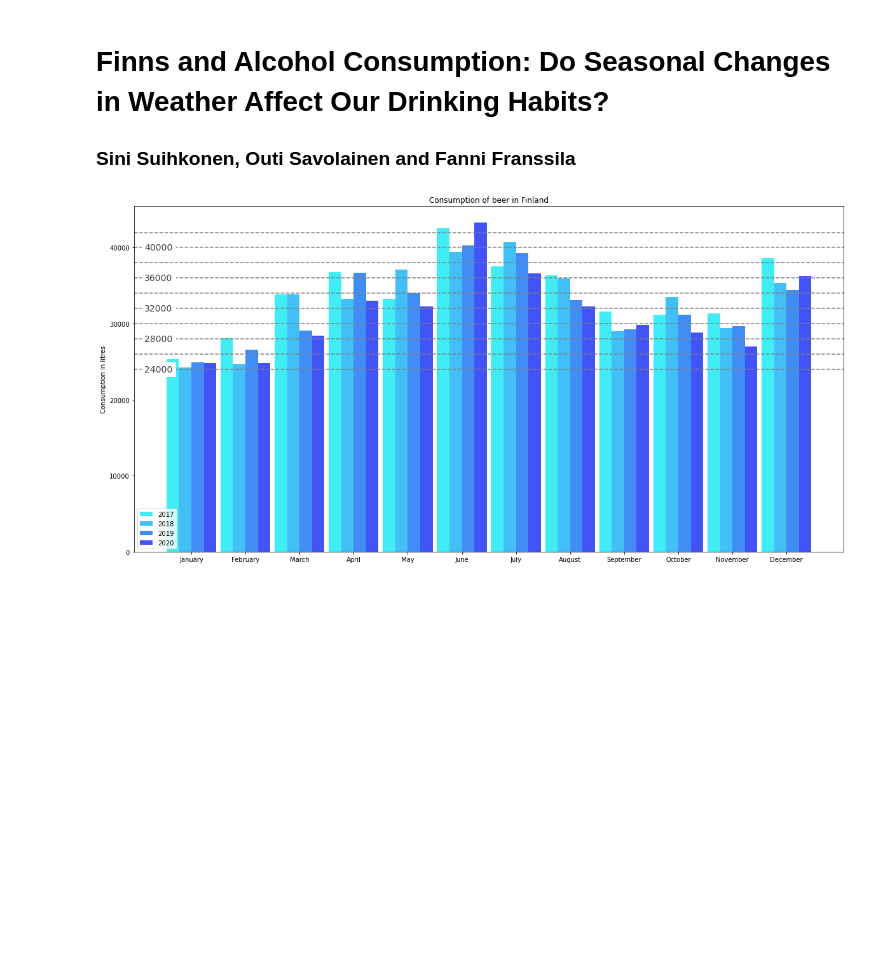
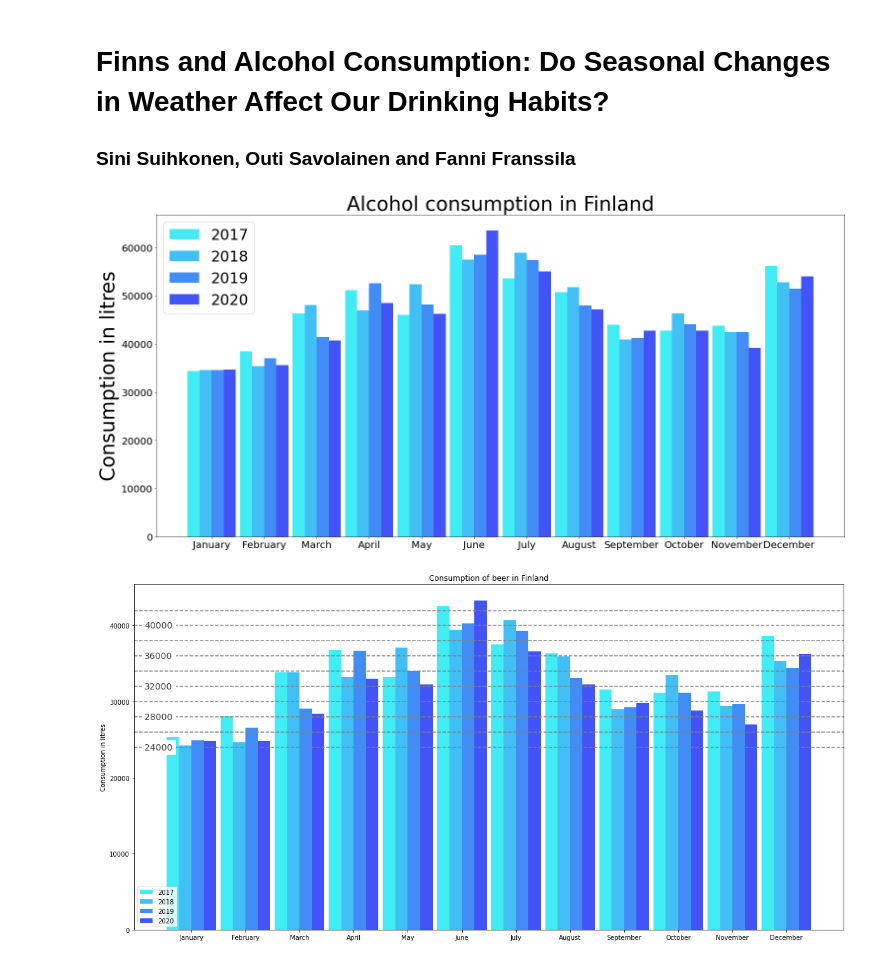
Before and after one commit to DataScience-MiniProjects/IDS-MiniProject, a Jupyter notebook: project-notebook.ipynb, the cells around one changed output. Cells and saved outputs as stored; diff of their text form; code cells hidden in the pictures; blank space fills up the shorter version.

Commit message:
Make bar chart for total consumption

```diff
--- a/project-notebook.ipynb
+++ b/project-notebook.ipynb
@@ -36,6 +36,38 @@ alc_data2020 = load_xls("Alkoholimyyntitilasto_tammi_joulukuu_2020.xlsx", 2020)
 alc_data2019 = load_xls("Alkoholimyyntitilasto_tammi_joulukuu_2019.xlsx", 2019)
 alc_data2018 = load_xls("Alkoholimyyntitilasto_tammi_joulukuu_2018.xlsx", 2018)
 alc_data2017 = load_xls("Alkoholimyyntitilasto_tammi_joulukuu_2017.xlsx", 2017)
+# %%
+# Total plotting
+labels = ["January", "February", "March", "April", "May", "June", "July", "August", "September", "October", "November", "December"]
+beer2020 = alc_data2020["Total"].values
+beer2019 = alc_data2019["Total"].values
+beer2018 = alc_data2018["Total"].values
+beer2017 = alc_data2017["Total"].values
+
+width = 0.23
+bar1 = np.arange(len(labels))
+bar2 = [i + width  for i in bar1]
+bar3 = [i + width  for i in bar2]
+bar4 = [i + width  for i in bar3]
+
+plt.figure(figsize=(25,12))
+
+plt.bar(bar1, beer2017, width, label="2017", color="#42ecf5")
+plt.bar(bar2, beer2018, width, label="2018", color="#42bff5")
+plt.bar(bar3, beer2019, width, label="2019", color="#428df5")
+plt.bar(bar4, beer2020, width, label="2020", color="#4254f5")
+
+
+
+plt.ylabel("Consumption in litres", fontsize=40)
+plt.title("Alcohol consumption in Finland", fontsize=40)
+plt.xticks(bar1 + 3*width/2, labels, fontsize=20)
+plt.yticks(fontsize=20)
+plt.legend(fontsize=30)
+
+plt.show()
+# %% [output]
+[figure, added]
 # %%
 # Be(tt)er plotting
 labels = ["January", "February", "March", "April", "May", "June", "July", "August", "September", "October", "November", "December"]
```
Also changed, not shown: parts of 6 cells of this notebook.
